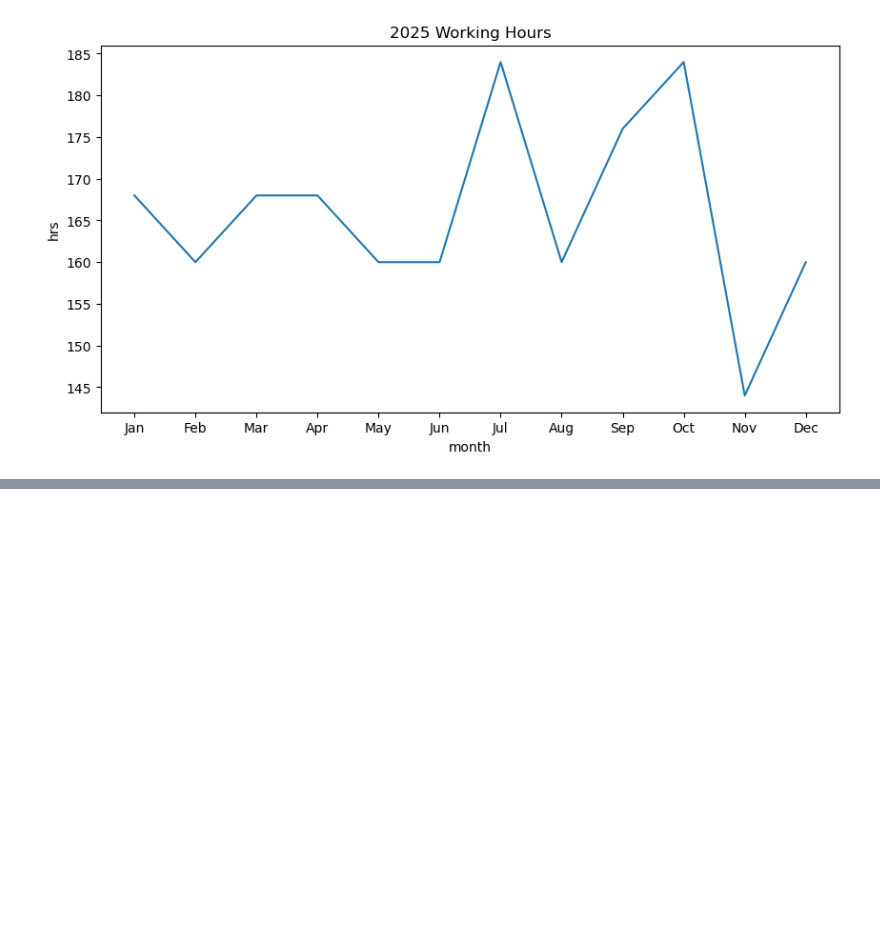
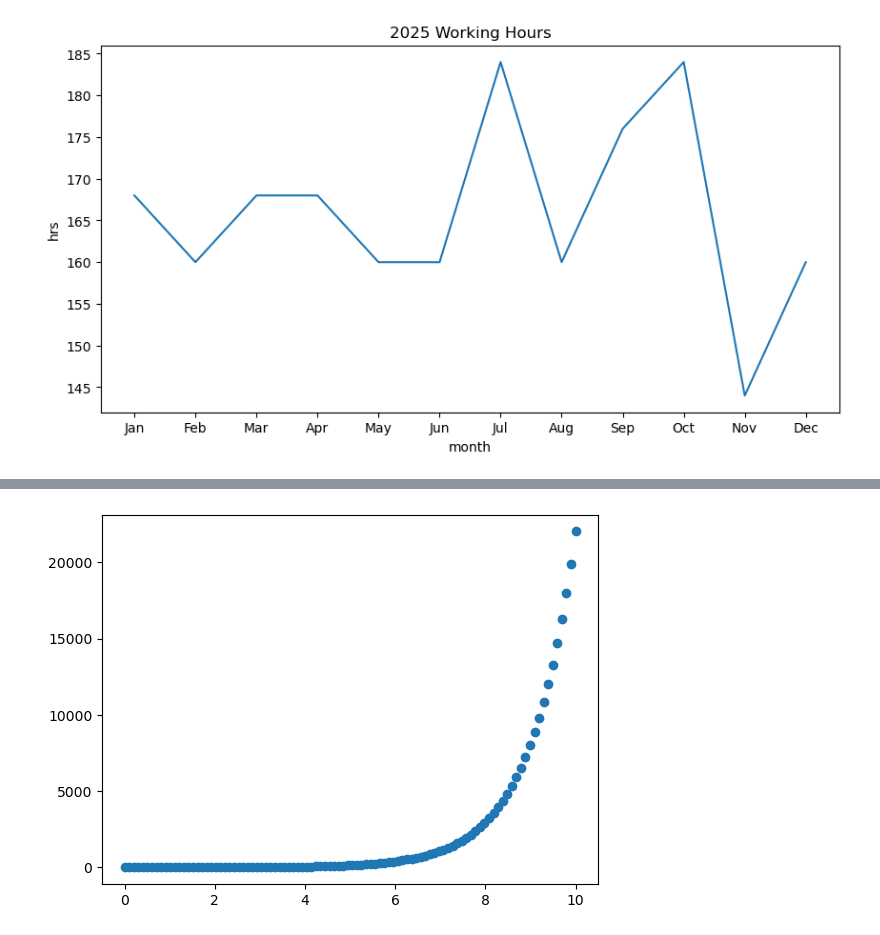
Before and after one commit to denpazakura/ztm_matplotlib_practice, a Jupyter notebook: Matplotlib Practice.ipynb, the cells around one changed output, grey strips where cells are left out. Cells and saved outputs as stored; diff of their text form; code cells hidden in the pictures; blank space fills up the shorter version.

```diff
--- a/Matplotlib Practice.ipynb
+++ b/Matplotlib Practice.ipynb
@@ -97,0 +106,6 @@ ax.plot(X, X**2)
+# %%
+# Create a scatter plot of X versus the exponential of X (np.exp(X))
+fig, ax = plt.subplots()
+ax.scatter(X, np.exp(X));
+# %% [output]
+[figure, added]
```
Also changed, not shown: parts of 7 cells of this notebook, 1 other file.
